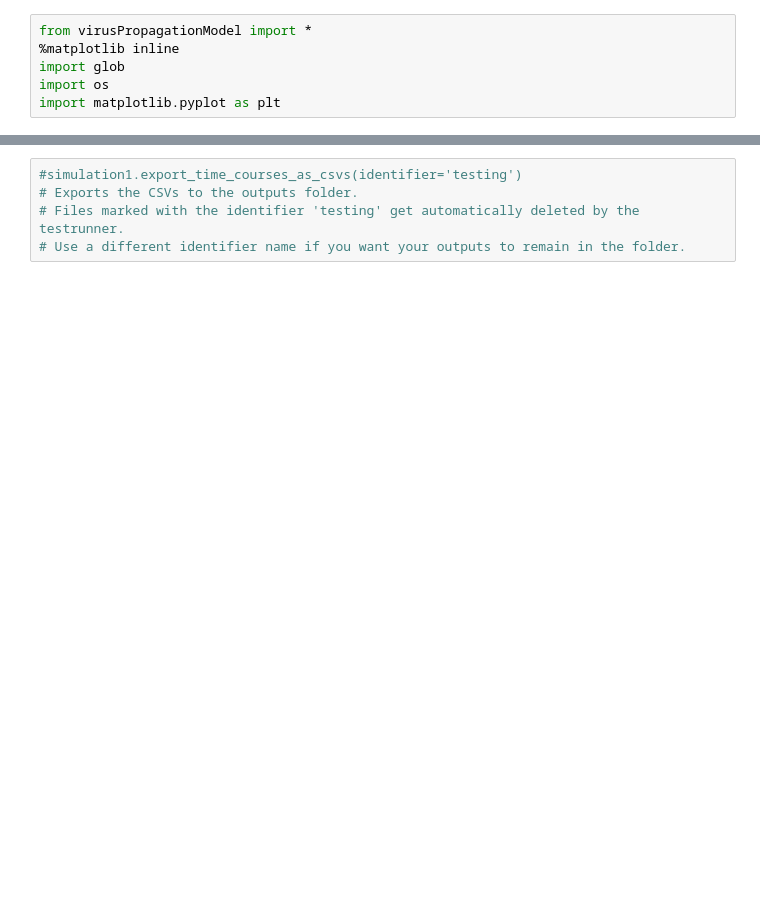
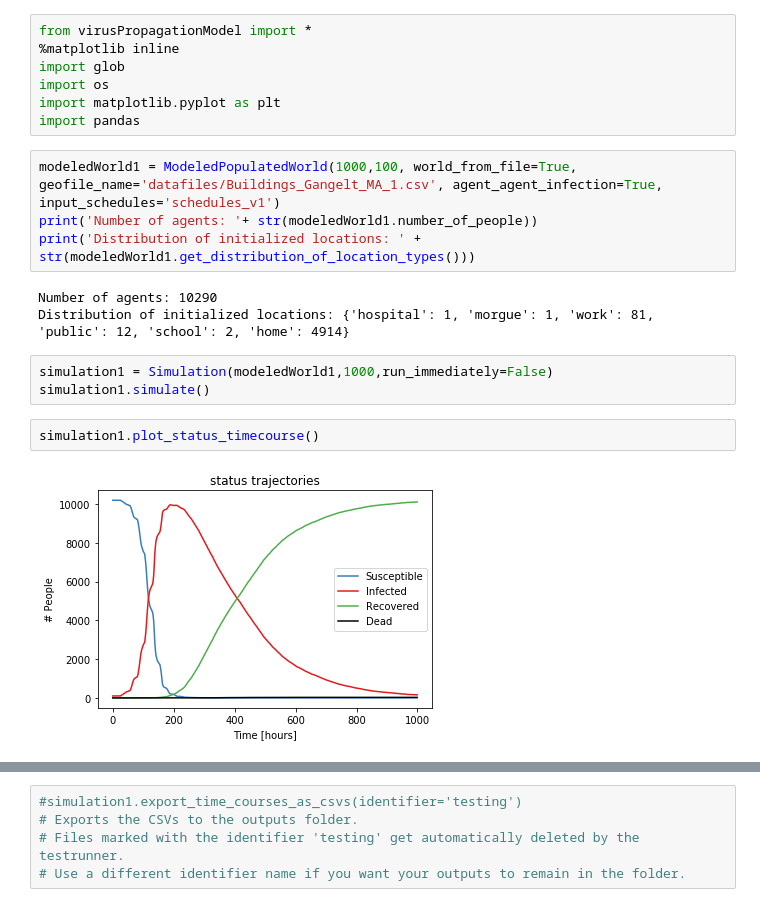
Before and after one commit to joba-1/Corona_Model, a Jupyter notebook: RUN_CoronaABM.ipynb, the cells around one changed output, grey strips where cells are left out. Drawn from its saved outputs; the diff is of its cells as text; blank space fills up the shorter version.

```diff
--- a/RUN_CoronaABM.ipynb
+++ b/RUN_CoronaABM.ipynb
@@ -4,3 +4,18 @@ from virusPropagationModel import *
 import glob
 import os
 import matplotlib.pyplot as plt
+import pandas
+# %%
+modeledWorld1 = ModeledPopulatedWorld(1000,100, world_from_file=True, geofile_name='datafiles/Buildings_Gangelt_MA_1.csv', agent_agent_infection=True, input_schedules='schedules_v1')
+print('Number of agents: '+ str(modeledWorld1.number_of_people))
+print('Distribution of initialized locations: ' + str(modeledWorld1.get_distribution_of_location_types()))
+# %% [output]
+Number of agents: 10290
+Distribution of initialized locations: {'hospital': 1, 'morgue': 1, 'work': 81, 'public': 12, 'school': 2, 'home': 4914}
+# %%
+simulation1 = Simulation(modeledWorld1,1000,run_immediately=False)
+simulation1.simulate()
+# %%
+simulation1.plot_status_timecourse()
+# %% [output]
+[figure, added]
```
Also changed, not shown: parts of 92 cells of this notebook, 1 other file.
